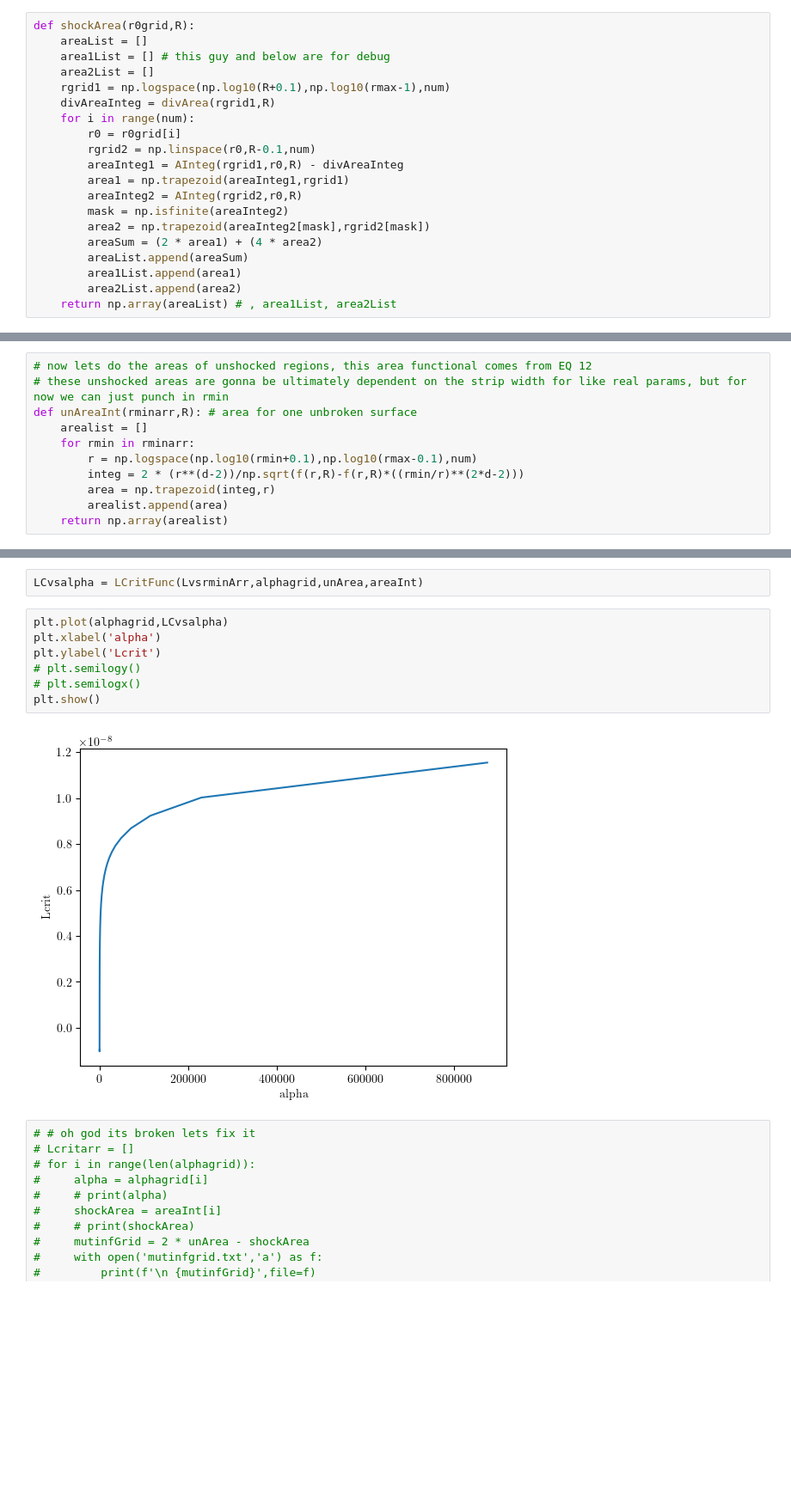
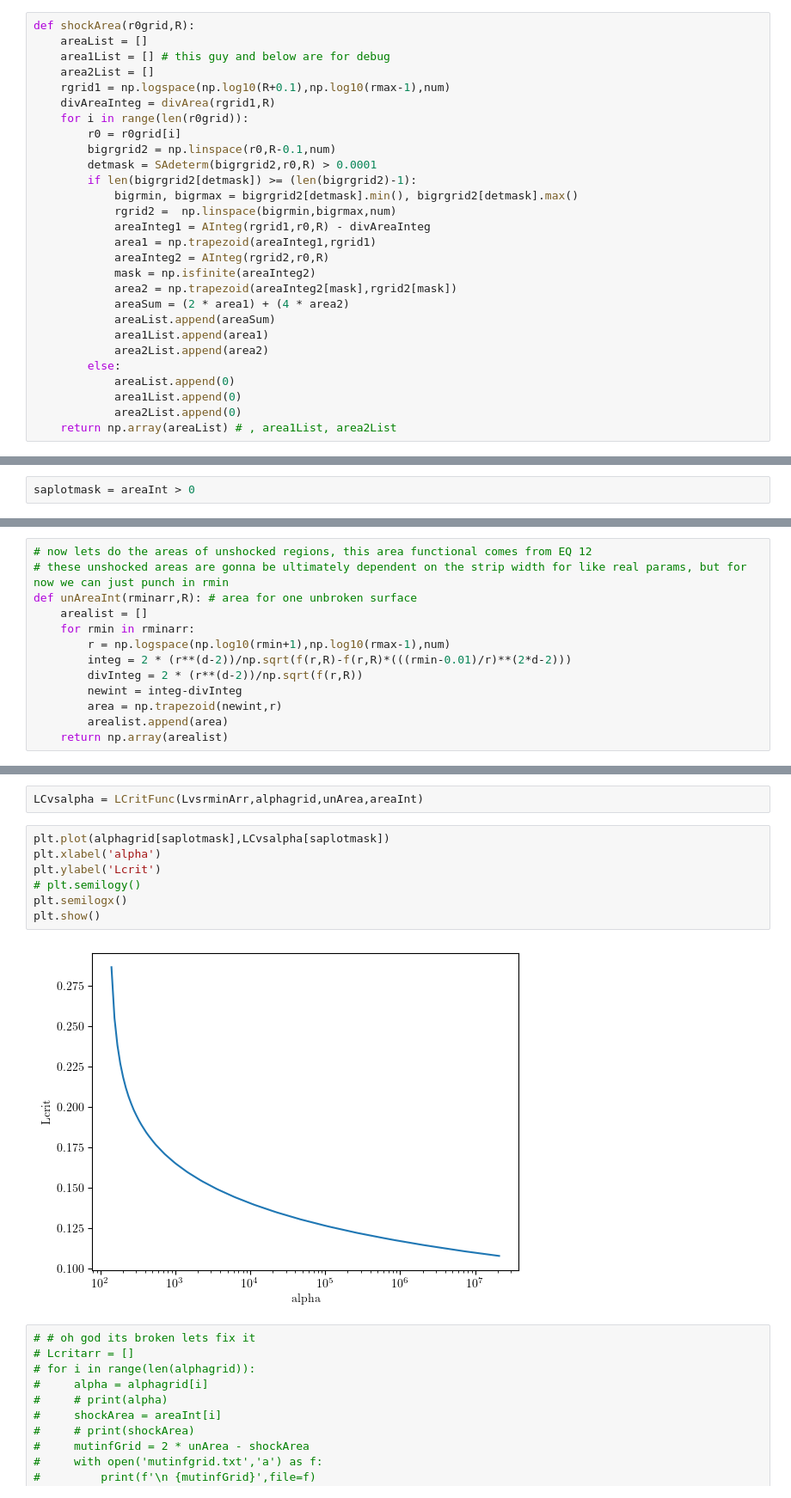
Before and after one commit to Bkorotko03/HoloProj, a Jupyter notebook: PertRNBH260128.ipynb, the cells around one changed output, grey strips where cells are left out. Shown at 86% size. Drawn from its saved outputs; the diff is of its cells as text; blank space fills up the shorter version.

```diff
--- a/PertRNBH260128.ipynb
+++ b/PertRNBH260128.ipynb
@@ -224,18 +177,26 @@ def shockArea(r0grid,R):
     area2List = []
     rgrid1 = np.logspace(np.log10(R+0.1),np.log10(rmax-1),num)
     divAreaInteg = divArea(rgrid1,R)
-    for i in range(num):
+    for i in range(len(r0grid)):
         r0 = r0grid[i]
-        rgrid2 = np.linspace(r0,R-0.1,num)
-        areaInteg1 = AInteg(rgrid1,r0,R) - divAreaInteg
-        area1 = np.trapezoid(areaInteg1,rgrid1)
-        areaInteg2 = AInteg(rgrid2,r0,R)
-        mask = np.isfinite(areaInteg2)
-        area2 = np.trapezoid(areaInteg2[mask],rgrid2[mask])
-        areaSum = (2 * area1) + (4 * area2)
-        areaList.append(areaSum)
-        area1List.append(area1)
-        area2List.append(area2)
+        bigrgrid2 = np.linspace(r0,R-0.1,num)
+        detmask = SAdeterm(bigrgrid2,r0,R) > 0.0001
+        if len(bigrgrid2[detmask]) >= (len(bigrgrid2)-1):
+            bigrmin, bigrmax = bigrgrid2[detmask].min(), bigrgrid2[detmask].max()
+            rgrid2 =  np.linspace(bigrmin,bigrmax,num)
+            areaInteg1 = AInteg(rgrid1,r0,R) - divAreaInteg
+            area1 = np.trapezoid(areaInteg1,rgrid1)
+            areaInteg2 = AInteg(rgrid2,r0,R)
+            mask = np.isfinite(areaInteg2)
+            area2 = np.trapezoid(areaInteg2[mask],rgrid2[mask])
+            areaSum = (2 * area1) + (4 * area2)
+            areaList.append(areaSum)
+            area1List.append(area1)
+            area2List.append(area2)
+        else:
+            areaList.append(0)
+            area1List.append(0)
+            area2List.append(0)
     return np.array(areaList) # , area1List, area2List
 # %%
 areaInt = shockArea(r0grid,R)
@@ -242 +212,3 @@ areaInt = shockArea(r0grid,R)
+# %%
+saplotmask = areaInt > 0
 # %%
@@ -293,9 +247,11 @@ def Lvsrmin(rminarr,R):
 def unAreaInt(rminarr,R): # area for one unbroken surface
     arealist = []
     for rmin in rminarr:
-        r = np.logspace(np.log10(rmin+0.1),np.log10(rmax-0.1),num)
-        integ = 2 * (r**(d-2))/np.sqrt(f(r,R)-f(r,R)*((rmin/r)**(2*d-2)))
-        area = np.trapezoid(integ,r)
+        r = np.logspace(np.log10(rmin+1),np.log10(rmax-1),num)
+        integ = 2 * (r**(d-2))/np.sqrt(f(r,R)-f(r,R)*(((rmin-0.01)/r)**(2*d-2)))
+        divInteg = 2 * (r**(d-2))/np.sqrt(f(r,R))
+        newint = integ-divInteg
+        area = np.trapezoid(newint,r)
         arealist.append(area)
     return np.array(arealist)
 # %%
@@ -386,14 +313,14 @@ def LCritFunc(Lgrid,alphagrid,unShockGrid,shockGrid):
 # %%
 LCvsalpha = LCritFunc(LvsrminArr,alphagrid,unArea,areaInt)
 # %%
-plt.plot(alphagrid,LCvsalpha)
+plt.plot(alphagrid[saplotmask],LCvsalpha[saplotmask])
 plt.xlabel('alpha')
 plt.ylabel('Lcrit')
 # plt.semilogy()
-# plt.semilogx()
+plt.semilogx()
 plt.show()
 # %% [output]
-[figure, old version]
+[figure, new version]
 # %%
 # # oh god its broken lets fix it
 # Lcritarr = []
```
Also changed, not shown: parts of 33 cells of this notebook.
